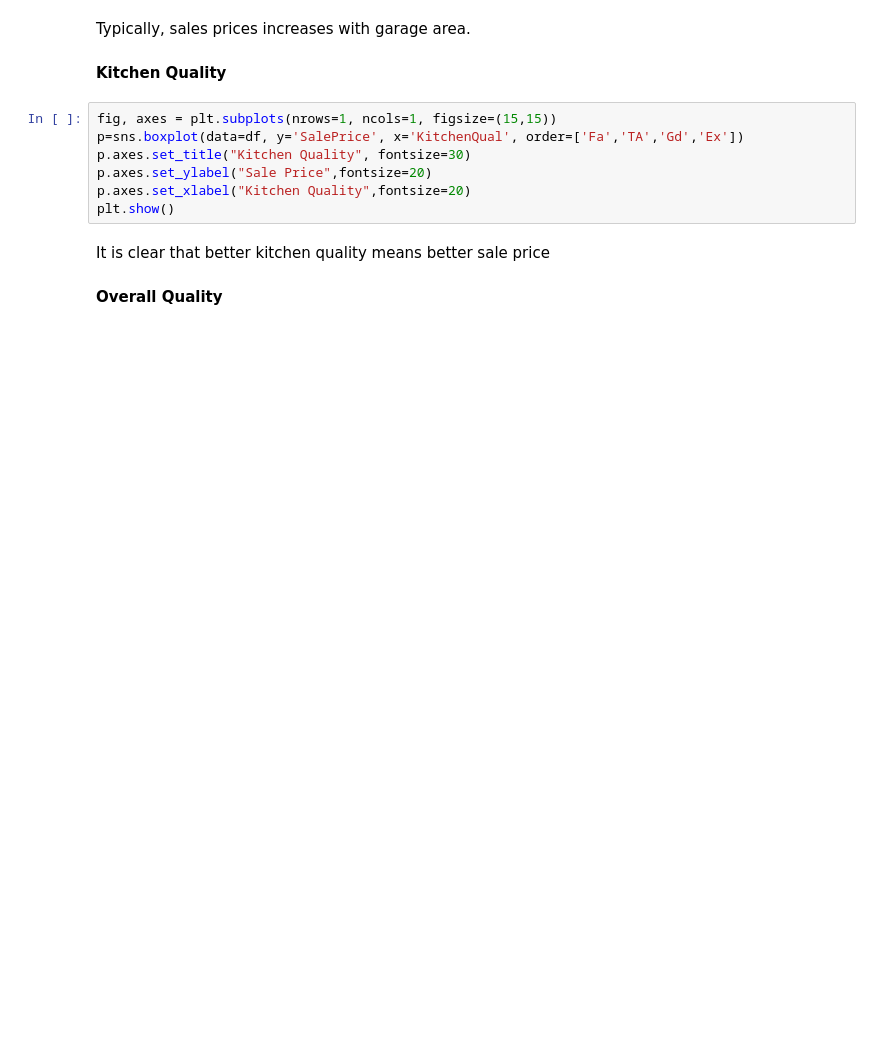
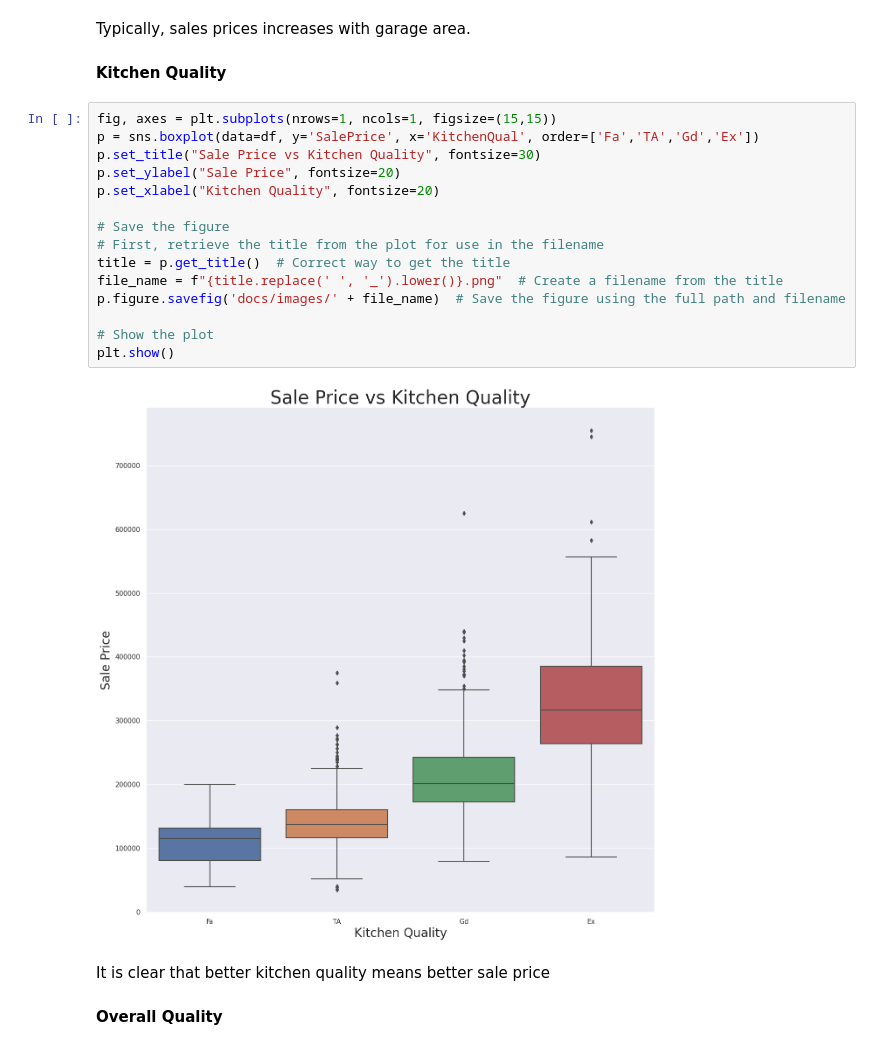
Before and after one commit to ysgurjar/pp5_project_heritage_housing, a Jupyter notebook: jupyter_notebooks/02.data_profiling.ipynb, the cells around one changed output. Cells and saved outputs as stored; diff of their text form; blank space fills up the shorter version.

```diff
--- a/jupyter_notebooks/02.data_profiling.ipynb
+++ b/jupyter_notebooks/02.data_profiling.ipynb
@@ -362,11 +364,21 @@ Typically, sales prices increases with garage area.
 **Kitchen Quality**
 # %%
 fig, axes = plt.subplots(nrows=1, ncols=1, figsize=(15,15))
-p=sns.boxplot(data=df, y='SalePrice', x='KitchenQual', order=['Fa','TA','Gd','Ex'])
-p.axes.set_title("Kitchen Quality", fontsize=30)
-p.axes.set_ylabel("Sale Price",fontsize=20)
-p.axes.set_xlabel("Kitchen Quality",fontsize=20)
+p = sns.boxplot(data=df, y='SalePrice', x='KitchenQual', order=['Fa','TA','Gd','Ex'])
+p.set_title("Sale Price vs Kitchen Quality", fontsize=30)
+p.set_ylabel("Sale Price", fontsize=20)
+p.set_xlabel("Kitchen Quality", fontsize=20)
+
+# Save the figure
+# First, retrieve the title from the plot for use in the filename
+title = p.get_title()  # Correct way to get the title
+file_name = f"{title.replace(' ', '_').lower()}.png"  # Create a filename from the title
+p.figure.savefig('docs/images/' + file_name)  # Save the figure using the full path and filename
+
+# Show the plot
 plt.show()
+# %% [output]
+[figure, added]
 # %% [markdown]
 It is clear that better kitchen quality means better sale price
 # %% [markdown]
```
Also changed, not shown: parts of 12 cells of this notebook, 10 other files.
